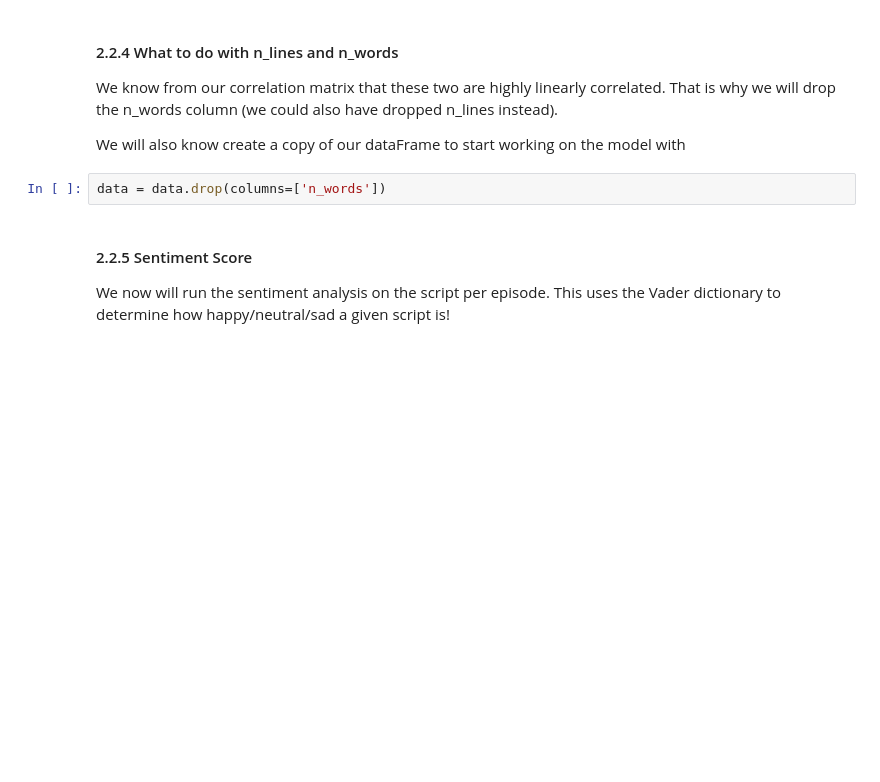
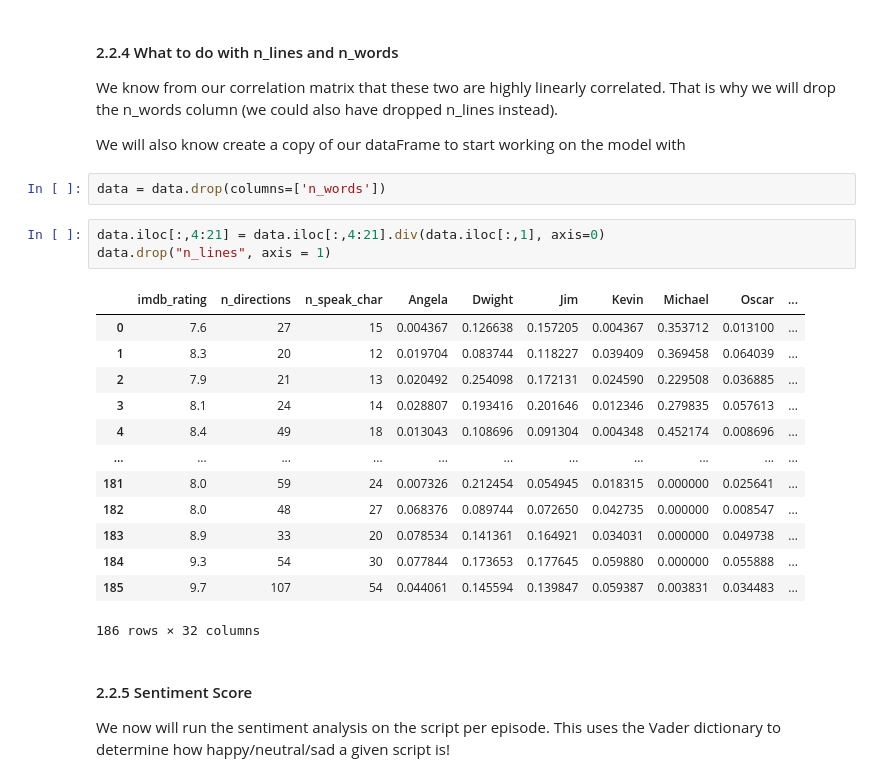
Before and after one commit to Mengyao41/ML_proj1, a Jupyter notebook: project1.ipynb, the cells around one changed output. Cells and saved outputs as stored; diff of their text form; blank space fills up the shorter version.

```diff
--- a/project1.ipynb
+++ b/project1.ipynb
@@ -362,6 +362,23 @@ We know from our correlation matrix that these two are highly linearly correlate
 We will also know create a copy of our dataFrame to start working on the model with
 # %%
 data = data.drop(columns=['n_words'])
+# %%
+data.iloc[:,4:21] = data.iloc[:,4:21].div(data.iloc[:,1], axis=0)
+data.drop("n_lines", axis = 1)
+# %% [output]
+|  | imdb_rating | n_directions | n_speak_char | Angela | Dwight | Jim | Kevin | Michael | Oscar | ... |
+| 0 | 7.6 | 27 | 15 | 0.004367 | 0.126638 | 0.157205 | 0.004367 | 0.353712 | 0.013100 | ... |
+| 1 | 8.3 | 20 | 12 | 0.019704 | 0.083744 | 0.118227 | 0.039409 | 0.369458 | 0.064039 | ... |
+| 2 | 7.9 | 21 | 13 | 0.020492 | 0.254098 | 0.172131 | 0.024590 | 0.229508 | 0.036885 | ... |
+| 3 | 8.1 | 24 | 14 | 0.028807 | 0.193416 | 0.201646 | 0.012346 | 0.279835 | 0.057613 | ... |
+| 4 | 8.4 | 49 | 18 | 0.013043 | 0.108696 | 0.091304 | 0.004348 | 0.452174 | 0.008696 | ... |
+| ... | ... | ... | ... | ... | ... | ... | ... | ... | ... | ... |
+| 181 | 8.0 | 59 | 24 | 0.007326 | 0.212454 | 0.054945 | 0.018315 | 0.000000 | 0.025641 | ... |
+| 182 | 8.0 | 48 | 27 | 0.068376 | 0.089744 | 0.072650 | 0.042735 | 0.000000 | 0.008547 | ... |
+| 183 | 8.9 | 33 | 20 | 0.078534 | 0.141361 | 0.164921 | 0.034031 | 0.000000 | 0.049738 | ... |
+| 184 | 9.3 | 54 | 30 | 0.077844 | 0.173653 | 0.177645 | 0.059880 | 0.000000 | 0.055888 | ... |
+| 185 | 9.7 | 107 | 54 | 0.044061 | 0.145594 | 0.139847 | 0.059387 | 0.003831 | 0.034483 | ... |
+186 rows × 32 columns
 # %% [markdown]
 #### 2.2.5 Sentiment Score
 
```
Also changed, not shown: 1 other file.
